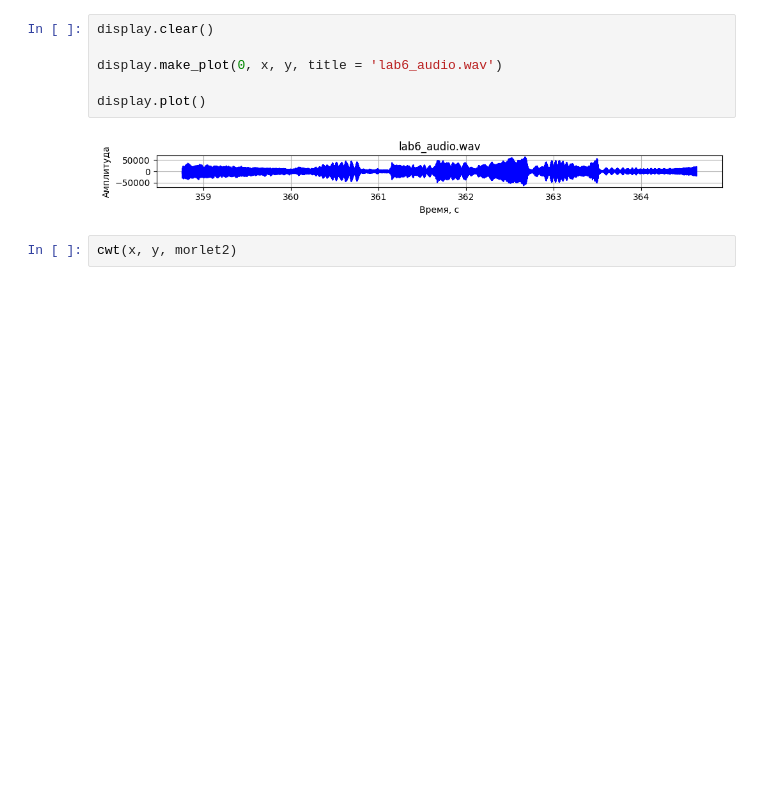
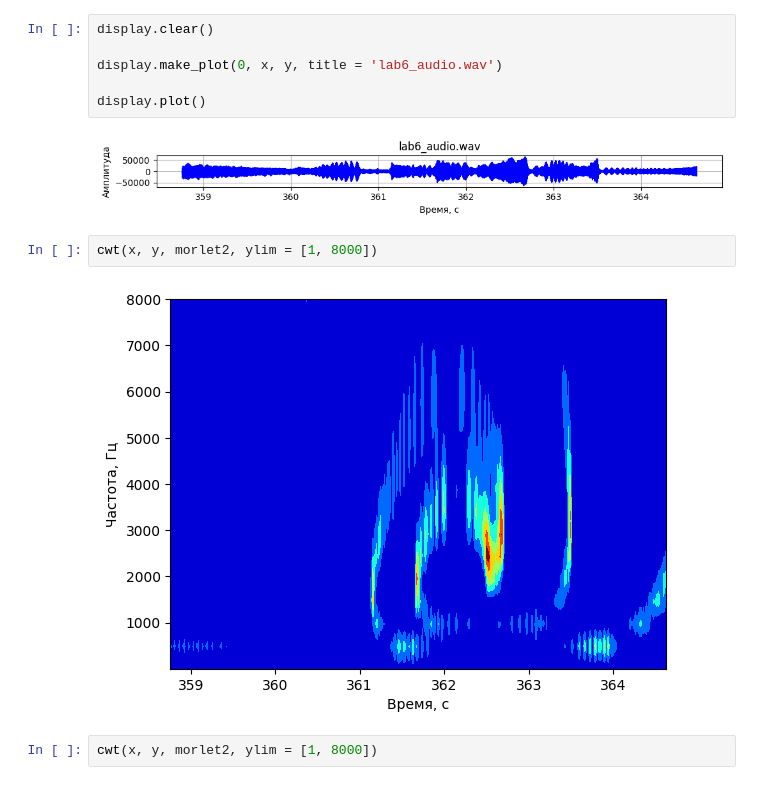
Before and after one commit to HerrPhoton/Digital-signal-processing, a Jupyter notebook: Lab6.ipynb, the cells around one changed output. Cells and saved outputs as stored; diff of their text form; blank space fills up the shorter version.

```diff
--- a/Lab6.ipynb
+++ b/Lab6.ipynb
@@ -182,4 +182,8 @@ display.plot()
 # %% [output]
 [figure]
 # %%
-cwt(x, y, morlet2)
+cwt(x, y, morlet2, ylim = [1, 8000])
+# %% [output]
+[figure, added]
+# %%
+cwt(x, y, morlet2, ylim = [1, 8000])
```
Also changed, not shown: parts of 1 cell of this notebook.
